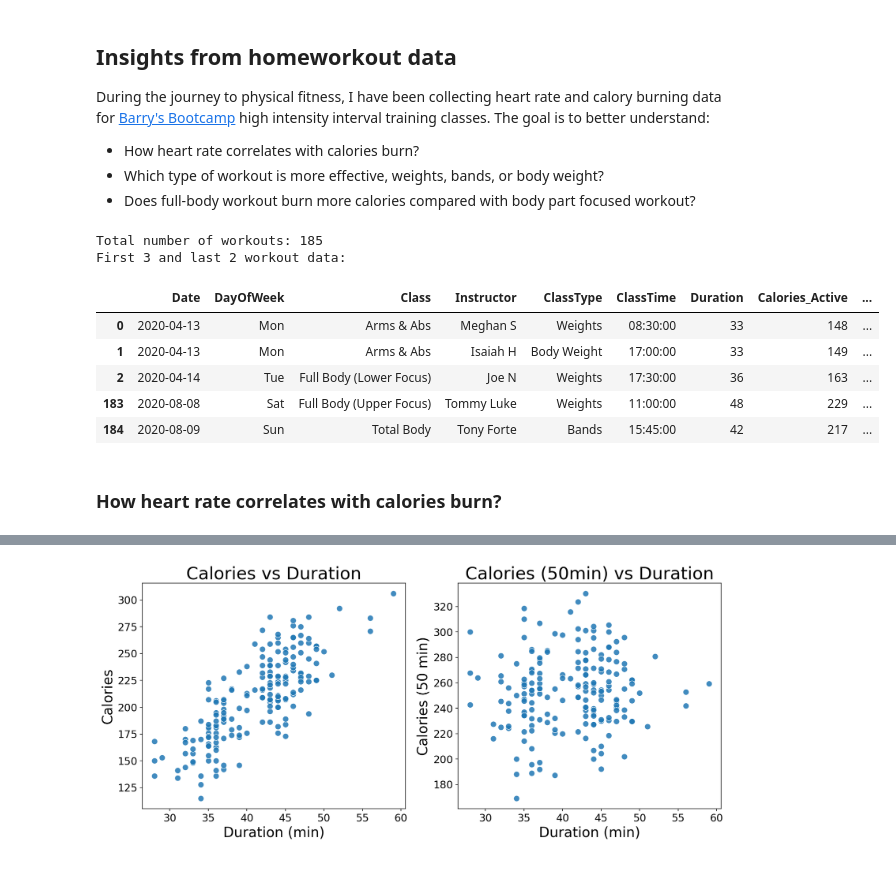
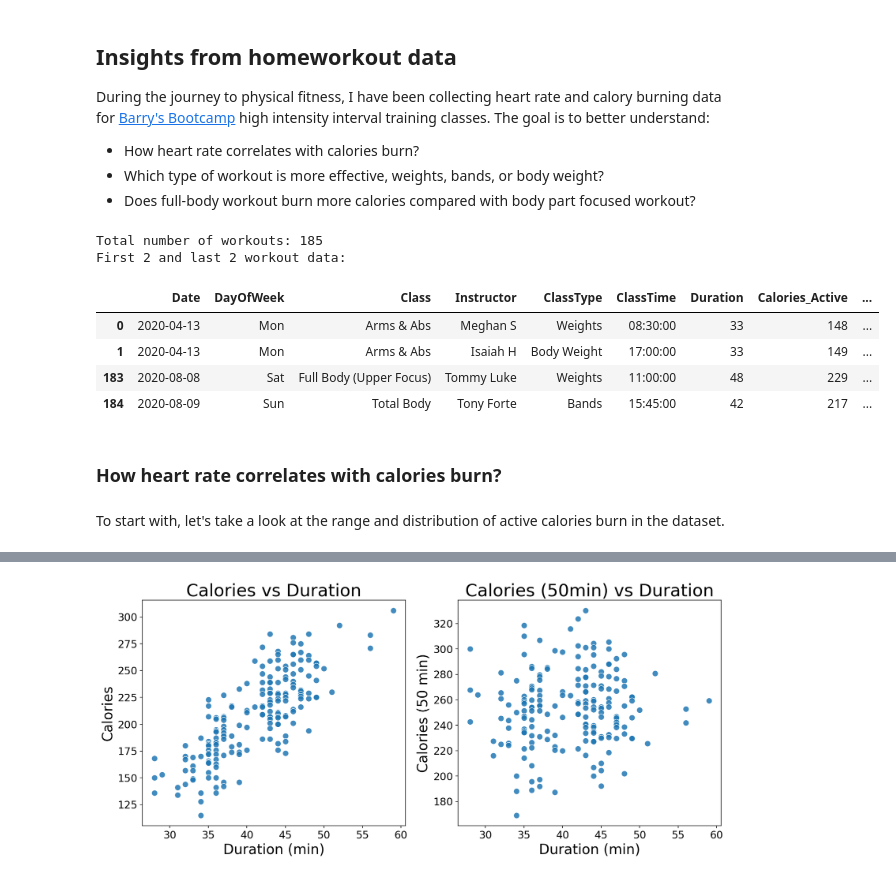
Before and after one commit to vscaleanalytics/home_workout, a Jupyter notebook: home_workout.ipynb, the cells around one changed output, grey strips where cells are left out. Cells and saved outputs as stored; diff of their text form; code cells hidden in the pictures.

Commit message:
detailed analytics content in notebook, add data file

```diff
--- a/home_workout.ipynb
+++ b/home_workout.ipynb
@@ -9,33 +9,34 @@ During the journey to physical fitness, I have been collecting heart rate and ca
 # %%
 # load packages
 %matplotlib inline
 %config InlineBackend.figure_format = 'retina'
 
 import os
 import numpy as np
 import pandas as pd
 import scipy.stats
 import matplotlib.pyplot as plt
 from matplotlib import pyplot
 import matplotlib.image as mpimg
 import seaborn as sns
 import scipy.stats as stats
 from matplotlib.axes._axes import _log as matplotlib_axes_logger
 
 # load data
 df = pd.read_excel('home_workout.xlsx', sheet_name=0)
 print('Total number of workouts: {}'.format(df.shape[0]))
 # top 3 and last 2 records
-print('First 3 and last 2 workout data:')
-pd.concat([df.head(3), df.tail(2)])
+print('First 2 and last 2 workout data:')
+pd.concat([df.head(2), df.tail(2)])
 # %% [output]
 Total number of workouts: 185
-First 3 and last 2 workout data:
+First 2 and last 2 workout data:
 |  | Date | DayOfWeek | Class | Instructor | ClassType | ClassTime | Duration | Calories_Active | ... |
 | 0 | 2020-04-13 | Mon | Arms & Abs | Meghan S | Weights | 08:30:00 | 33 | 148 | ... |
 | 1 | 2020-04-13 | Mon | Arms & Abs | Isaiah H | Body Weight | 17:00:00 | 33 | 149 | ... |
-| 2 | 2020-04-14 | Tue | Full Body (Lower Focus) | Joe N | Weights | 17:30:00 | 36 | 163 | ... |
 | 183 | 2020-08-08 | Sat | Full Body (Upper Focus) | Tommy Luke | Weights | 11:00:00 | 48 | 229 | ... |
 | 184 | 2020-08-09 | Sun | Total Body | Tony Forte | Bands | 15:45:00 | 42 | 217 | ... |
 # %% [markdown]
 ### How heart rate correlates with calories burn?
+# %% [markdown]
+To start with, let's take a look at the range and distribution of active calories burn in the dataset.
```
Also changed, not shown: parts of 26 cells of this notebook, 4 other files.
